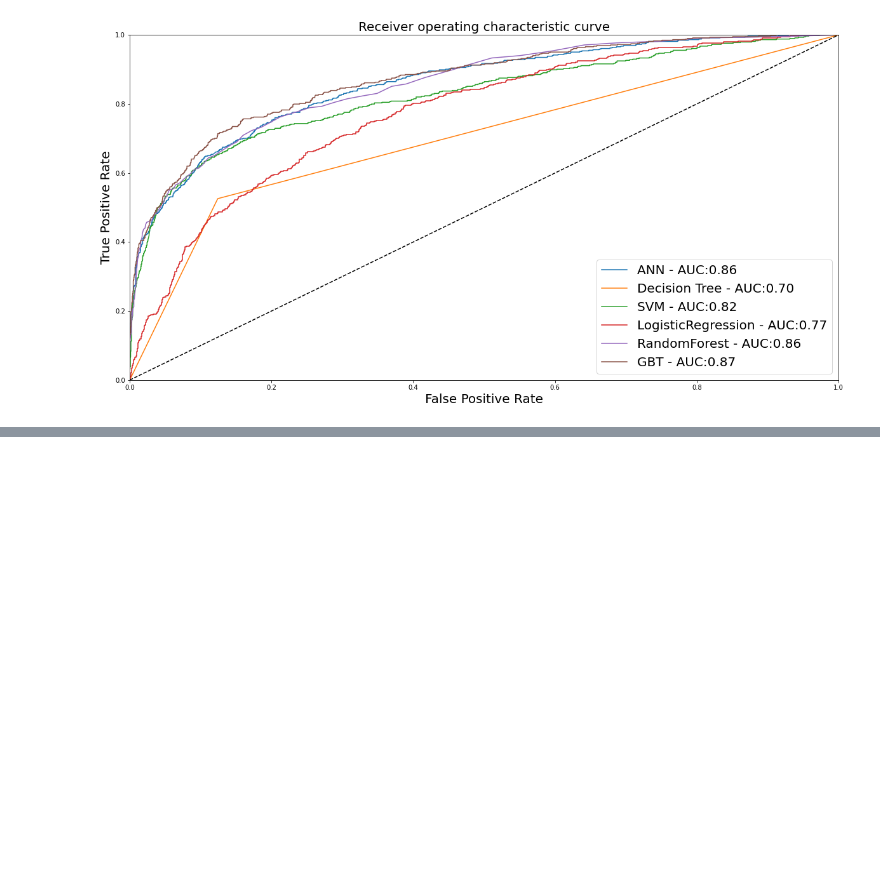
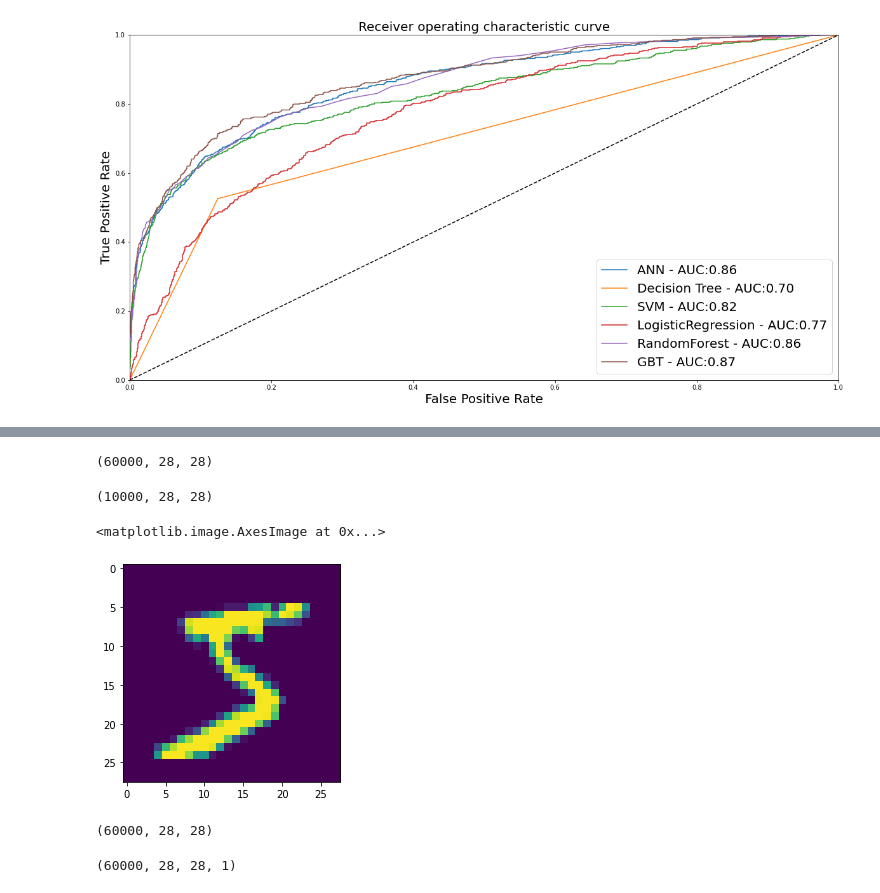
Before and after one commit to ywchiu/tibamedl, a Jupyter notebook: Demo20200801.ipynb, the cells around one changed output, grey strips where cells are left out. Drawn from its saved outputs; the diff is of its cells as text; code cells hidden in the pictures; blank space fills up the shorter version.

```diff
--- a/Demo20200801.ipynb
+++ b/Demo20200801.ipynb
@@ -295,0 +345,4 @@ plt.show()
+# %%
+mnist = keras.datasets.mnist
+
+(train_images, train_labels), (test_images, test_labels) = mnist.load_data()
@@ -295,0 +352,18 @@ plt.show()
+# %%
+train_images.shape
+# %% [output]
+(60000, 28, 28)
+# %%
+test_images.shape
+# %% [output]
+(10000, 28, 28)
+# %%
+from matplotlib import pyplot as plt
+plt.imshow(train_images[0])
+# %% [output]
+<matplotlib.image.AxesImage at 0x...>
+[figure, added]
+# %%
+train_images.shape
+# %% [output]
+(60000, 28, 28)
@@ -295,0 +373,4 @@ plt.show()
+# %%
+train_images.shape
+# %% [output]
+(60000, 28, 28, 1)
```
Also changed, not shown: parts of 29 cells of this notebook.
